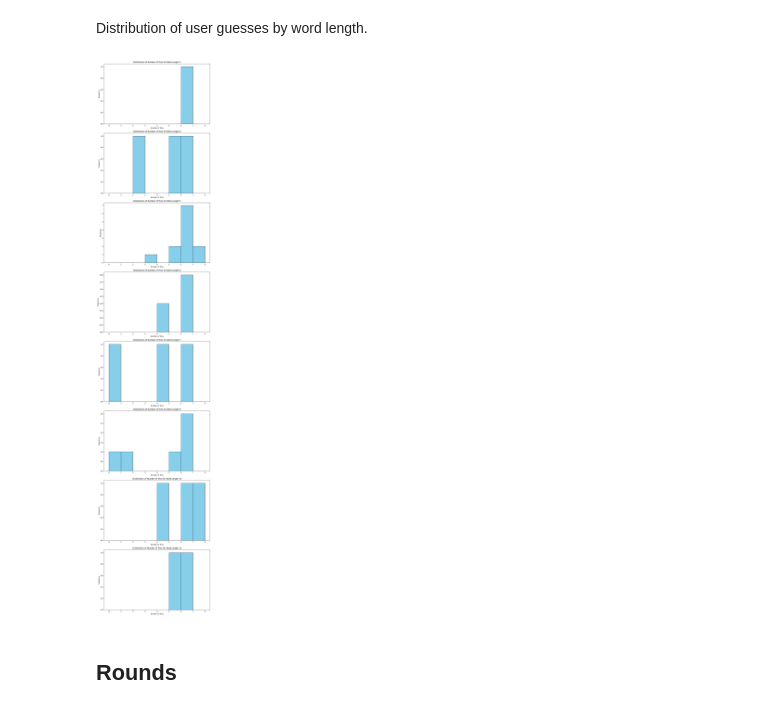
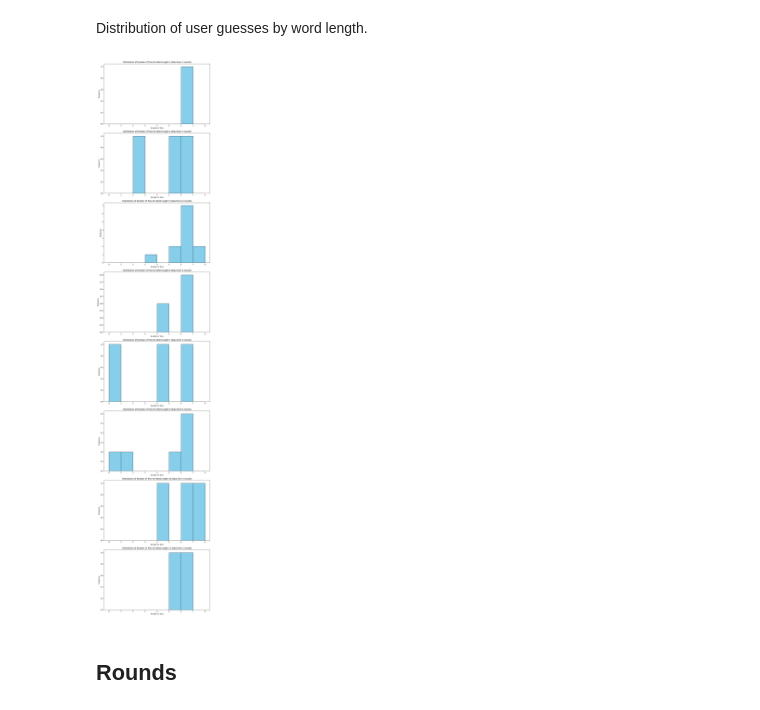
Before and after one commit to jlazaroFS/python-exercises, a Jupyter notebook: stats.ipynb, the cells around one changed output. Cells and saved outputs as stored; diff of their text form; code cells hidden in the pictures.

Commit message:
add round counter to word length histogram

```diff
--- a/stats.ipynb
+++ b/stats.ipynb
@@ -13,33 +13,37 @@ rounds_df = pd.read_csv("rounds_in_games.csv")
 # %% [markdown]
 Distribution of user guesses by word length.
 # %%
+import matplotlib.pyplot as plt
+
 rounds_df["word_length"] = rounds_df["word"].apply(len)
 
 min_user_tries = rounds_df["user_tries"].min()
 max_user_tries = rounds_df["user_tries"].max()
 
 fig, axes = plt.subplots(
     rounds_df["word_length"].nunique(),
     1,
     figsize=(10, 6 * rounds_df["word_length"].nunique()),
 )
 
 for i, (word_length, group) in enumerate(rounds_df.groupby("word_length")):
     ax = axes[i]
     ax.hist(
         group["user_tries"],
         bins=range(min_user_tries, max_user_tries + 1),
         color="skyblue",
         edgecolor="black",
     )
-    ax.set_title(f"Distribution of Number of Tries for Word Length {word_length}")
+    ax.set_title(
+        f"Distribution of Number of Tries for Word Length {word_length} (data from {len(group)} rounds)"
+    )
     ax.set_xlabel("Number of Tries")
     ax.set_ylabel("Frequency")
 
 plt.tight_layout()
 plt.show()
 # %% [output]
-[figure, old version]
+[figure, new version]
 # %% [markdown]
 ## Rounds
 # %% [markdown]
```
